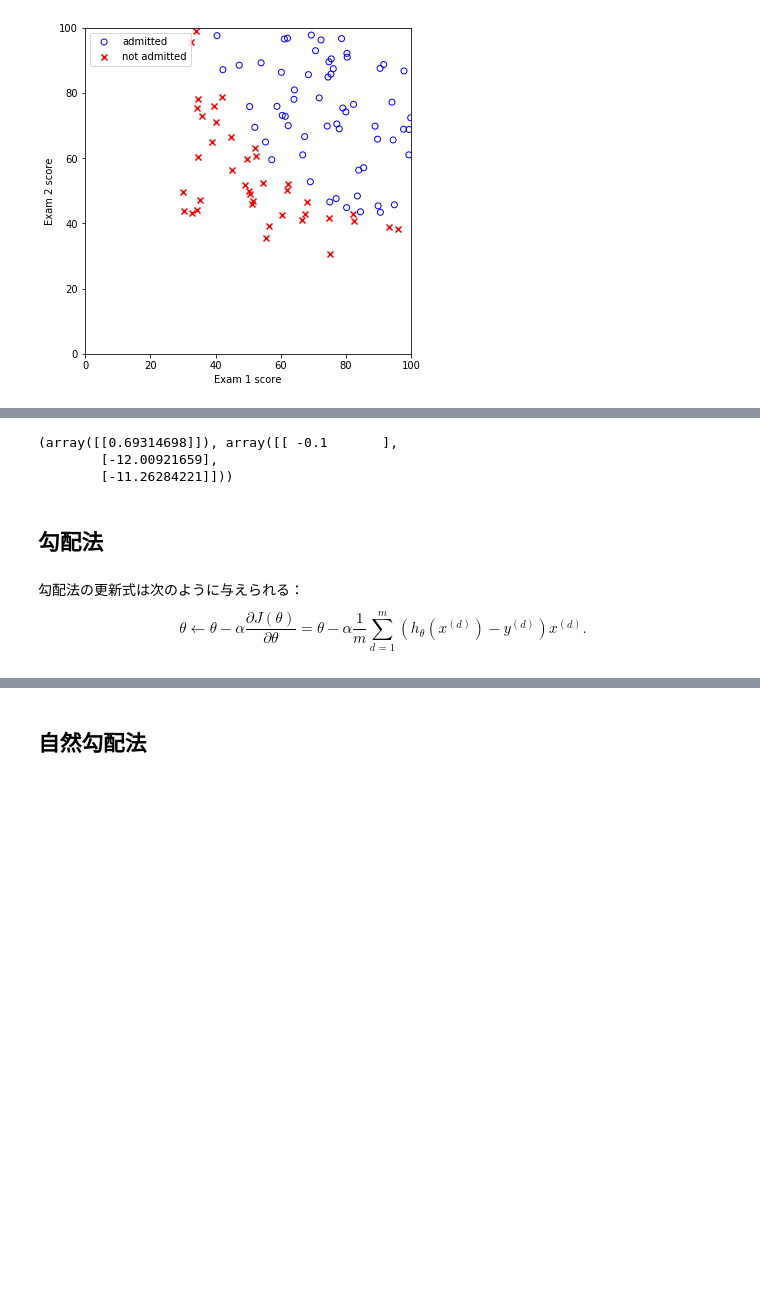
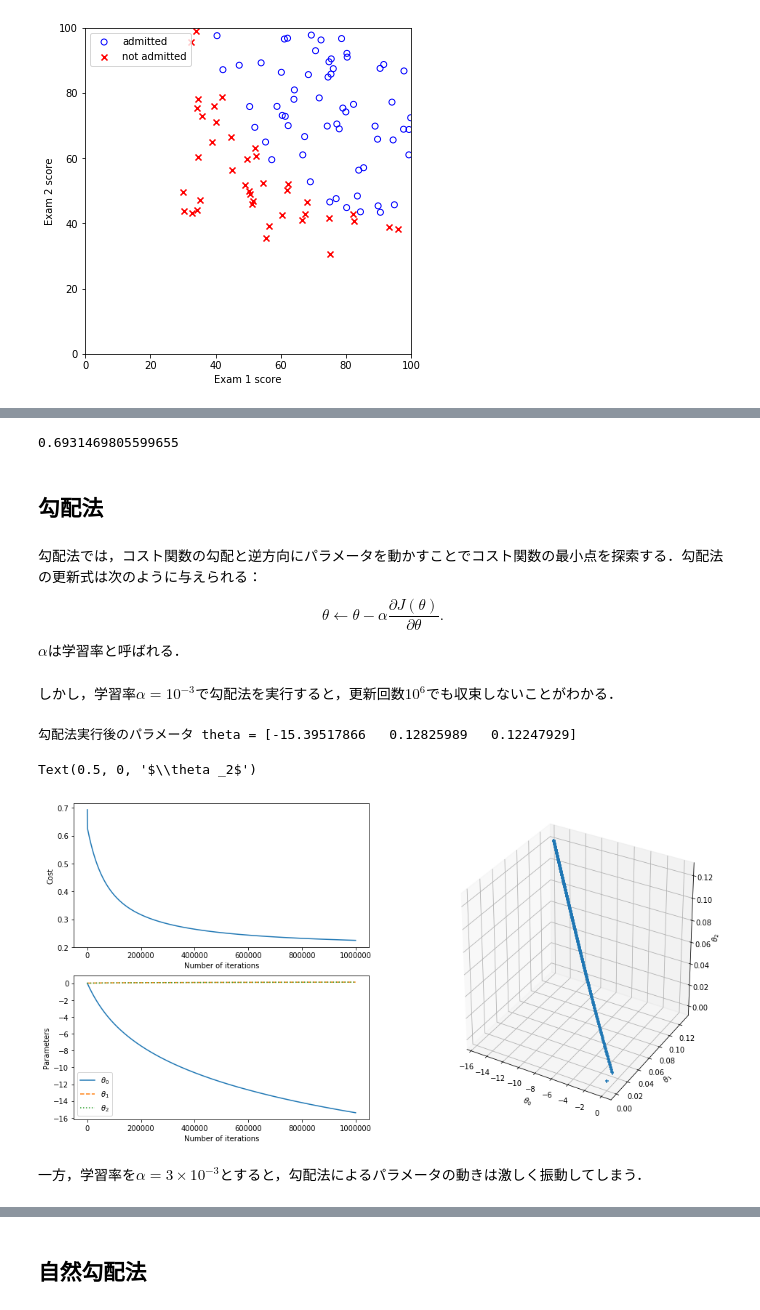
Before and after one commit to MCMXCIII-KVK/Coursera_Machine_Learning, a Jupyter notebook: exercises_python/ex2_1.ipynb, the cells around one changed output, grey strips where cells are left out. Saved outputs shown, nothing was run; the diff lists cells and outputs as text; code cells hidden in the pictures; blank space fills up the shorter version.

```diff
--- a/exercises_python/ex2_1.ipynb
+++ b/exercises_python/ex2_1.ipynb
@@ -80,17 +118,17 @@ def costFunction(X,y,theta):
 # %%
 # 初期パラメータでコスト関数を評価
 thetai = np.zeros((n+1,1)) # 初期パラメータ（ゼロベクトル）
-costFunction(X,y,thetai) # コストとその勾配
+Ji, _ = costFunction_gradient(X,y,thetai)
+print(Ji)
 # %% [output]
-(array([[0.69314698]]), array([[ -0.1       ],
-        [-12.00921659],
-        [-11.26284221]]))
+0.6931469805599655
 # %% [markdown]
 ## 勾配法
 # %% [markdown]
-勾配法の更新式は次のように与えられる：
+勾配法では，コスト関数の勾配と逆方向にパラメータを動かすことでコスト関数の最小点を探索する．勾配法の更新式は次のように与えられる：
 $$
-\theta\leftarrow\theta -\alpha\frac{\partial J(\theta )}{\partial\theta} =\theta -\alpha\frac{1}{m} \sum _{d=1}^m (h_\theta (x^{(d)})-y^{(d)})x^{(d)} .
+\theta\leftarrow\theta -\alpha\frac{\partial J(\theta )}{\partial\theta} .
 $$
+$\alpha$は学習率と呼ばれる．
 # %%
 # 勾配法
@@ -108,4 +145,37 @@ def gradientDescent(X,y,thetai,alpha=1e-4,num_iters=20000):
 
     return(theta,theta_history,J_history)
+# %% [markdown]
+しかし，学習率$\alpha =10^{-3}$で勾配法を実行すると，更新回数$10^6$でも収束しないことがわかる．
+# %%
+# 勾配法の実行
+theta, theta_history, J_history = gradientDescent(X,y,thetai,alpha=1e-3,num_iters=int(1e+6))
+print('勾配法実行後のパラメータ theta =',theta.flatten())
+
+# パラメータ更新1000回ごとのコスト，パラメータをプロット
+t = np.arange(0,J_history.size+1,1000)
+fig = plt.figure(figsize=(16,8))
+gs = gridspec.GridSpec(2,2)
+ax1 = plt.subplot(gs[0,0])
+ax1.plot(t,J_history[t])
+ax1.set_xlabel('Number of iterations')
+ax1.set_ylabel('Cost')
+ax2 = plt.subplot(gs[1,0])
+ax2.plot(t,theta_history[0,t],'-',label=r'$\theta_0$')
+ax2.plot(t,theta_history[1,t],'--',label=r'$\theta_1$')
+ax2.plot(t,theta_history[2,t],':',label=r'$\theta_2$')
+ax2.set_xlabel('Number of iterations')
+ax2.set_ylabel('Parameters')
+ax2.legend()
+ax3 = plt.subplot(gs[:,1],projection='3d')
+ax3.scatter3D(theta_history[0,t],theta_history[1,t],theta_history[2,t],marker='+')
+ax3.set_xlabel(r'$\theta _0$')
+ax3.set_ylabel(r'$\theta _1$')
+ax3.set_zlabel(r'$\theta _2$')
+# %% [output]
+勾配法実行後のパラメータ theta = [-15.39517866   0.12825989   0.12247929]
+Text(0.5, 0, '$\\theta _2$')
+[figure, added]
+# %% [markdown]
+一方，学習率を$\alpha =3\times 10^{-3}$とすると，勾配法によるパラメータの動きは激しく振動してしまう．
 # %%
 # 勾配法の実行
```
Also changed, not shown: parts of 47 cells of this notebook, 4 other files.
